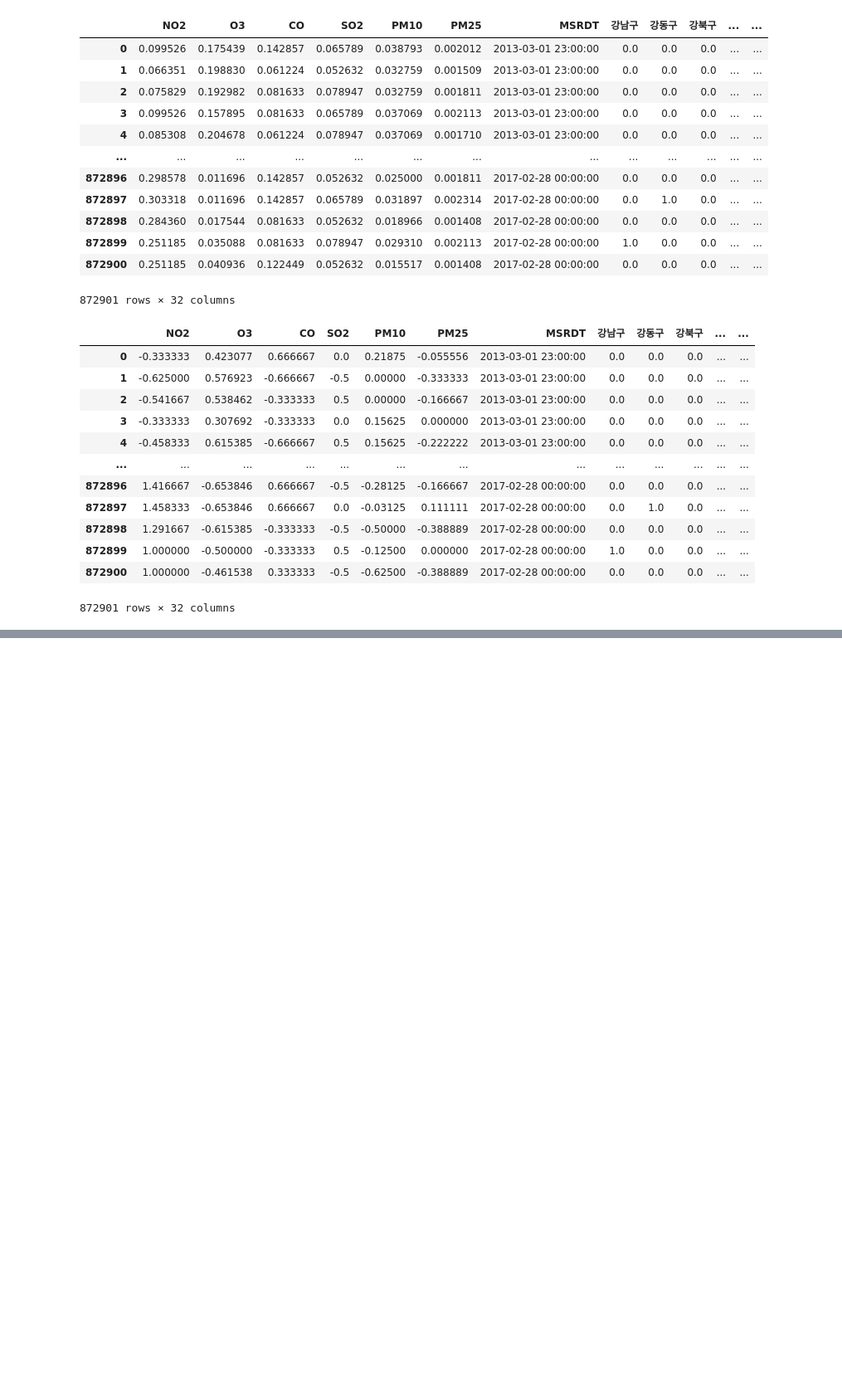
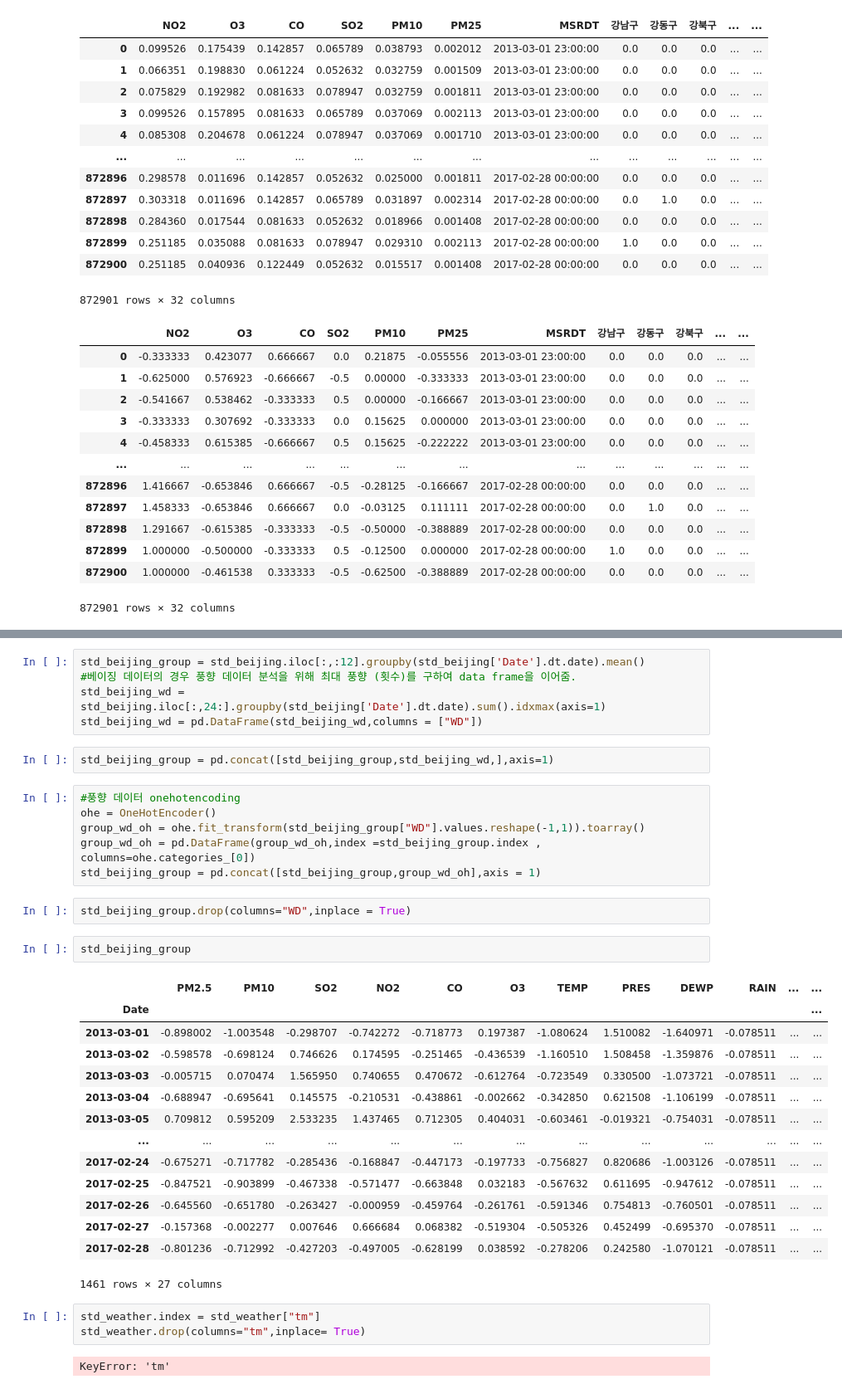
Before and after one commit to yerinOneul/Seoul_air_pollution, a Jupyter notebook: seoulAirPollution.ipynb, the cells around one changed output, grey strips where cells are left out. Shown at 83% size. Cells and saved outputs as stored; diff of their text form; blank space fills up the shorter version.

```diff
--- a/seoulAirPollution.ipynb
+++ b/seoulAirPollution.ipynb
@@ -1372,0 +1543,37 @@ rb_seoul
+# %%
+std_beijing_group = std_beijing.iloc[:,:12].groupby(std_beijing['Date'].dt.date).mean()
+#베이징 데이터의 경우 풍향 데이터 분석을 위해 최대 풍향 (횟수)를 구하여 data frame을 이어줌.
+std_beijing_wd = std_beijing.iloc[:,24:].groupby(std_beijing['Date'].dt.date).sum().idxmax(axis=1)
+std_beijing_wd = pd.DataFrame(std_beijing_wd,columns = ["WD"])
+# %%
+std_beijing_group = pd.concat([std_beijing_group,std_beijing_wd,],axis=1)
+# %%
+#풍향 데이터 onehotencoding
+ohe = OneHotEncoder()
+group_wd_oh = ohe.fit_transform(std_beijing_group["WD"].values.reshape(-1,1)).toarray()
+group_wd_oh = pd.DataFrame(group_wd_oh,index =std_beijing_group.index , columns=ohe.categories_[0])
+std_beijing_group = pd.concat([std_beijing_group,group_wd_oh],axis = 1)
+# %%
+std_beijing_group.drop(columns="WD",inplace = True)
+# %%
+std_beijing_group
+# %% [output]
+|  | PM2.5 | PM10 | SO2 | NO2 | CO | O3 | TEMP | PRES | DEWP | RAIN | ... | ... |
+| Date |  |  |  |  |  |  |  |  |  |  |  | ... |
+| 2013-03-01 | -0.898002 | -1.003548 | -0.298707 | -0.742272 | -0.718773 | 0.197387 | -1.080624 | 1.510082 | -1.640971 | -0.078511 | ... | ... |
+| 2013-03-02 | -0.598578 | -0.698124 | 0.746626 | 0.174595 | -0.251465 | -0.436539 | -1.160510 | 1.508458 | -1.359876 | -0.078511 | ... | ... |
+| 2013-03-03 | -0.005715 | 0.070474 | 1.565950 | 0.740655 | 0.470672 | -0.612764 | -0.723549 | 0.330500 | -1.073721 | -0.078511 | ... | ... |
+| 2013-03-04 | -0.688947 | -0.695641 | 0.145575 | -0.210531 | -0.438861 | -0.002662 | -0.342850 | 0.621508 | -1.106199 | -0.078511 | ... | ... |
+| 2013-03-05 | 0.709812 | 0.595209 | 2.533235 | 1.437465 | 0.712305 | 0.404031 | -0.603461 | -0.019321 | -0.754031 | -0.078511 | ... | ... |
+| ... | ... | ... | ... | ... | ... | ... | ... | ... | ... | ... | ... | ... |
+| 2017-02-24 | -0.675271 | -0.717782 | -0.285436 | -0.168847 | -0.447173 | -0.197733 | -0.756827 | 0.820686 | -1.003126 | -0.078511 | ... | ... |
+| 2017-02-25 | -0.847521 | -0.903899 | -0.467338 | -0.571477 | -0.663848 | 0.032183 | -0.567632 | 0.611695 | -0.947612 | -0.078511 | ... | ... |
+| 2017-02-26 | -0.645560 | -0.651780 | -0.263427 | -0.000959 | -0.459764 | -0.261761 | -0.591346 | 0.754813 | -0.760501 | -0.078511 | ... | ... |
+| 2017-02-27 | -0.157368 | -0.002277 | 0.007646 | 0.666684 | 0.068382 | -0.519304 | -0.505326 | 0.452499 | -0.695370 | -0.078511 | ... | ... |
+| 2017-02-28 | -0.801236 | -0.712992 | -0.427203 | -0.497005 | -0.628199 | 0.038592 | -0.278206 | 0.242580 | -1.070121 | -0.078511 | ... | ... |
+1461 rows × 27 columns
+# %%
+std_weather.index = std_weather["tm"]
+std_weather.drop(columns="tm",inplace= True)
+# %% [output]
+KeyError: 'tm'
```
Also changed, not shown: parts of 32 cells of this notebook.
